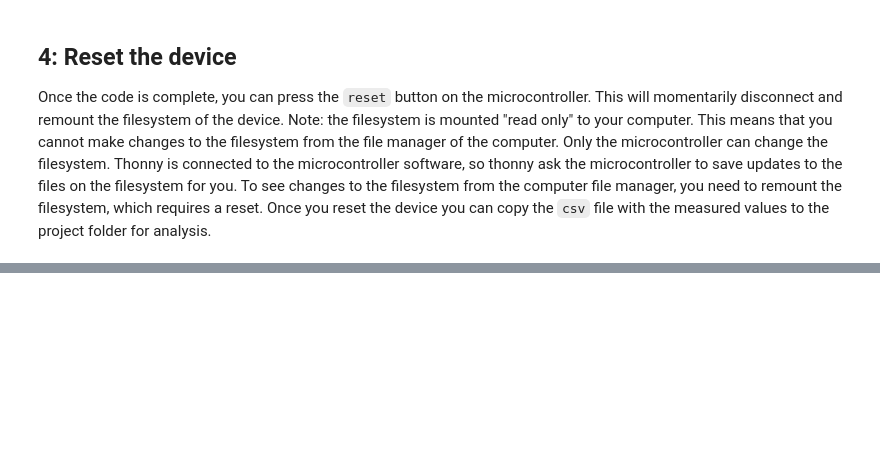
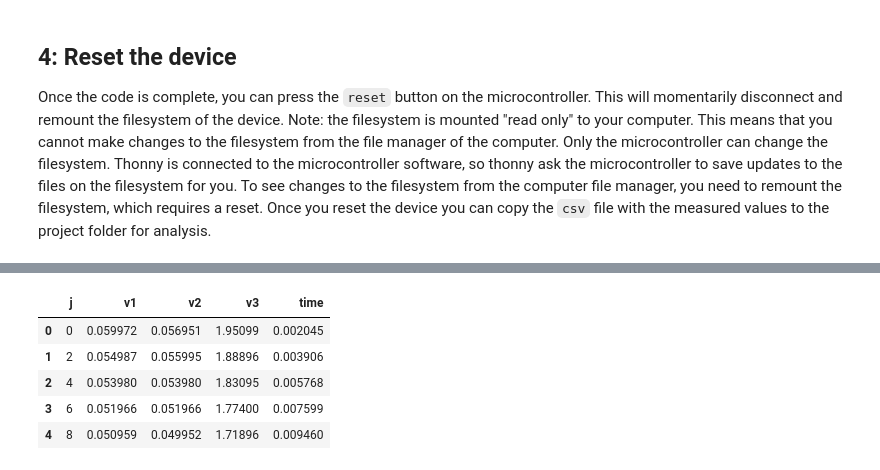
Before and after one commit to 202420-PHYS-230/P1_CollectingData, a Jupyter notebook: ControlAndMeasure.ipynb, the cells around one changed output, grey strips where cells are left out. Saved outputs shown, nothing was run; the diff lists cells and outputs as text; code cells hidden in the pictures; blank space fills up the shorter version.

```diff
--- a/ControlAndMeasure.ipynb
+++ b/ControlAndMeasure.ipynb
@@ -98,0 +185,10 @@ Once the code is complete, you can press the `reset` button on the microcontroll
+# %%
+df_decay = pd.read_csv('data/sample_data/decay.csv')
+df_decay.head()
+# %% [output]
+|  | j | v1 | v2 | v3 | time |
+| 0 | 0 | 0.059972 | 0.056951 | 1.95099 | 0.002045 |
+| 1 | 2 | 0.054987 | 0.055995 | 1.88896 | 0.003906 |
+| 2 | 4 | 0.053980 | 0.053980 | 1.83095 | 0.005768 |
+| 3 | 6 | 0.051966 | 0.051966 | 1.77400 | 0.007599 |
+| 4 | 8 | 0.050959 | 0.049952 | 1.71896 | 0.009460 |
```
Also changed, not shown: parts of 8 cells of this notebook, 4 other files.
